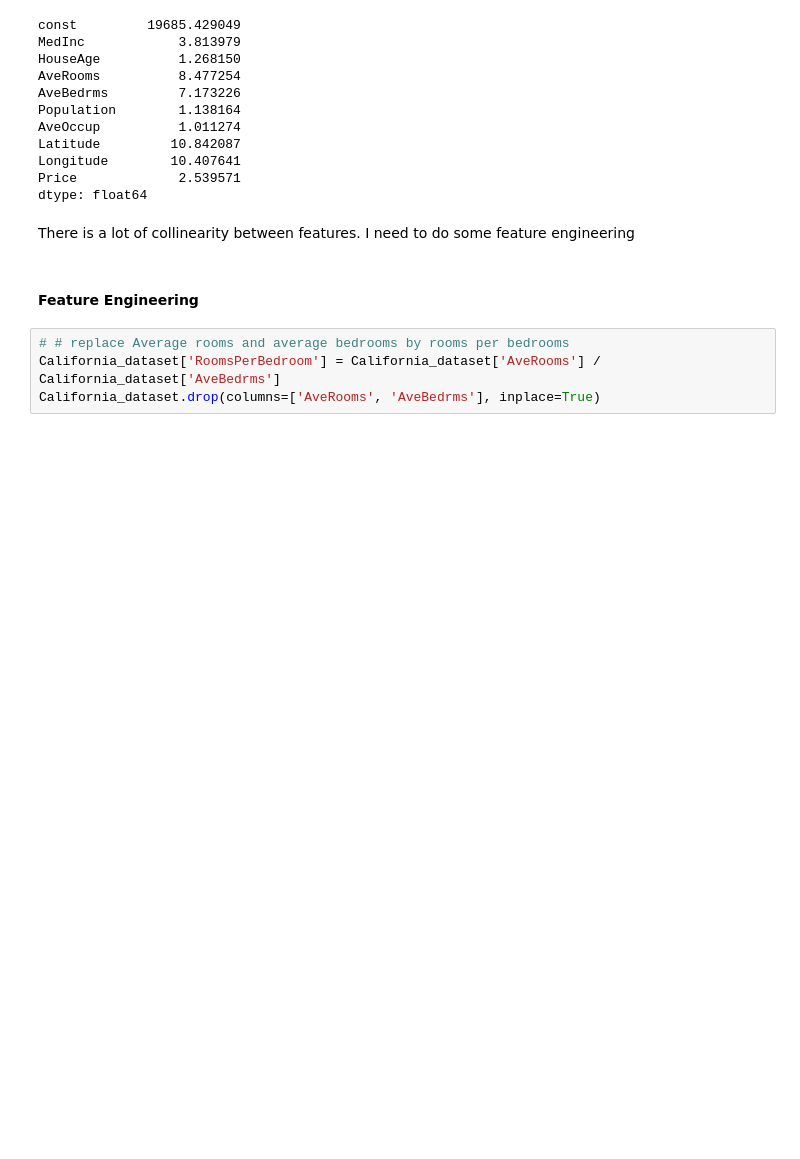
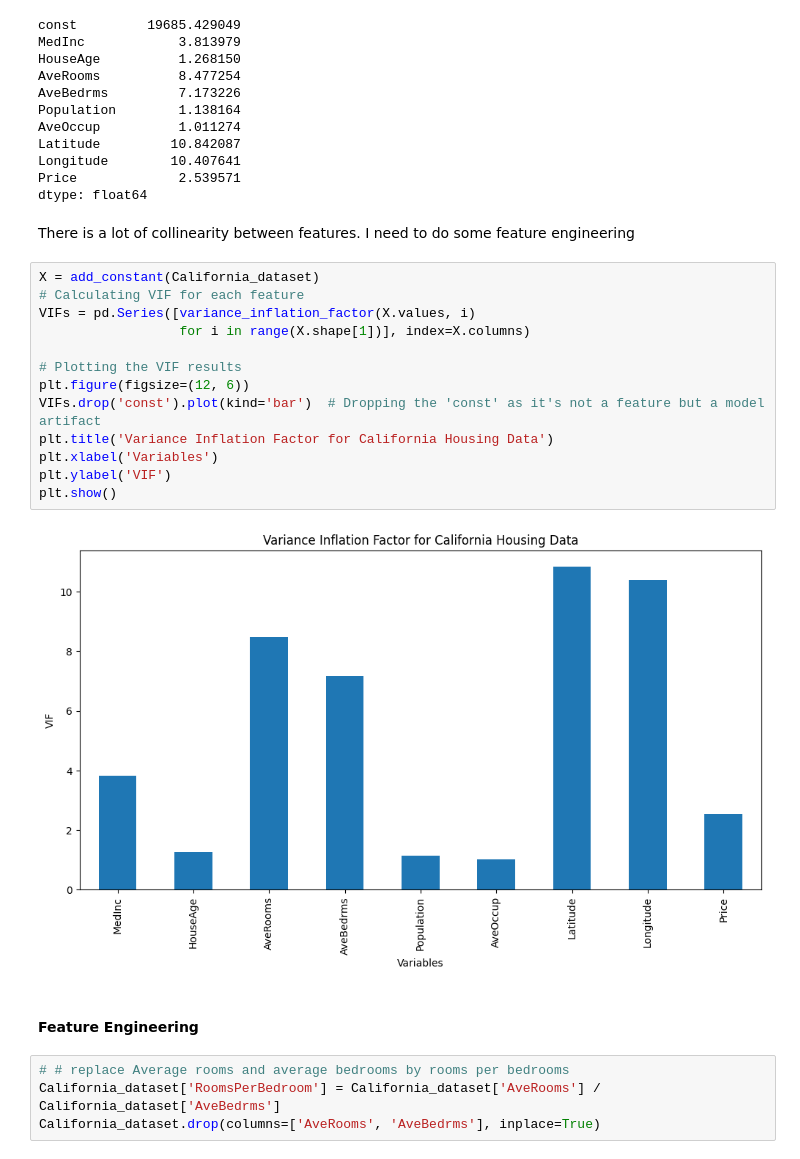
Before and after one commit to Nayalaboy/House-prediction, a Jupyter notebook: EDA_and_DataVisualization.ipynb, the cells around one changed output. Saved outputs shown, nothing was run; the diff lists cells and outputs as text; blank space fills up the shorter version.

Commit message:
upgrade model

```diff
--- a/EDA_and_DataVisualization.ipynb
+++ b/EDA_and_DataVisualization.ipynb
@@ -128,6 +138,21 @@ Price             2.539571
 dtype: float64
 # %% [markdown]
 There is a lot of collinearity between features. I need to do some feature engineering
+# %%
+X = add_constant(California_dataset)
+# Calculating VIF for each feature
+VIFs = pd.Series([variance_inflation_factor(X.values, i)
+                  for i in range(X.shape[1])], index=X.columns)
+
+# Plotting the VIF results
+plt.figure(figsize=(12, 6))
+VIFs.drop('const').plot(kind='bar')  # Dropping the 'const' as it's not a feature but a model artifact
+plt.title('Variance Inflation Factor for California Housing Data')
+plt.xlabel('Variables')
+plt.ylabel('VIF')
+plt.show()
+# %% [output]
+[figure, added]
 # %% [markdown]
 #### Feature Engineering
 # %%
```
Also changed, not shown: parts of 18 cells of this notebook, 20 other files.
